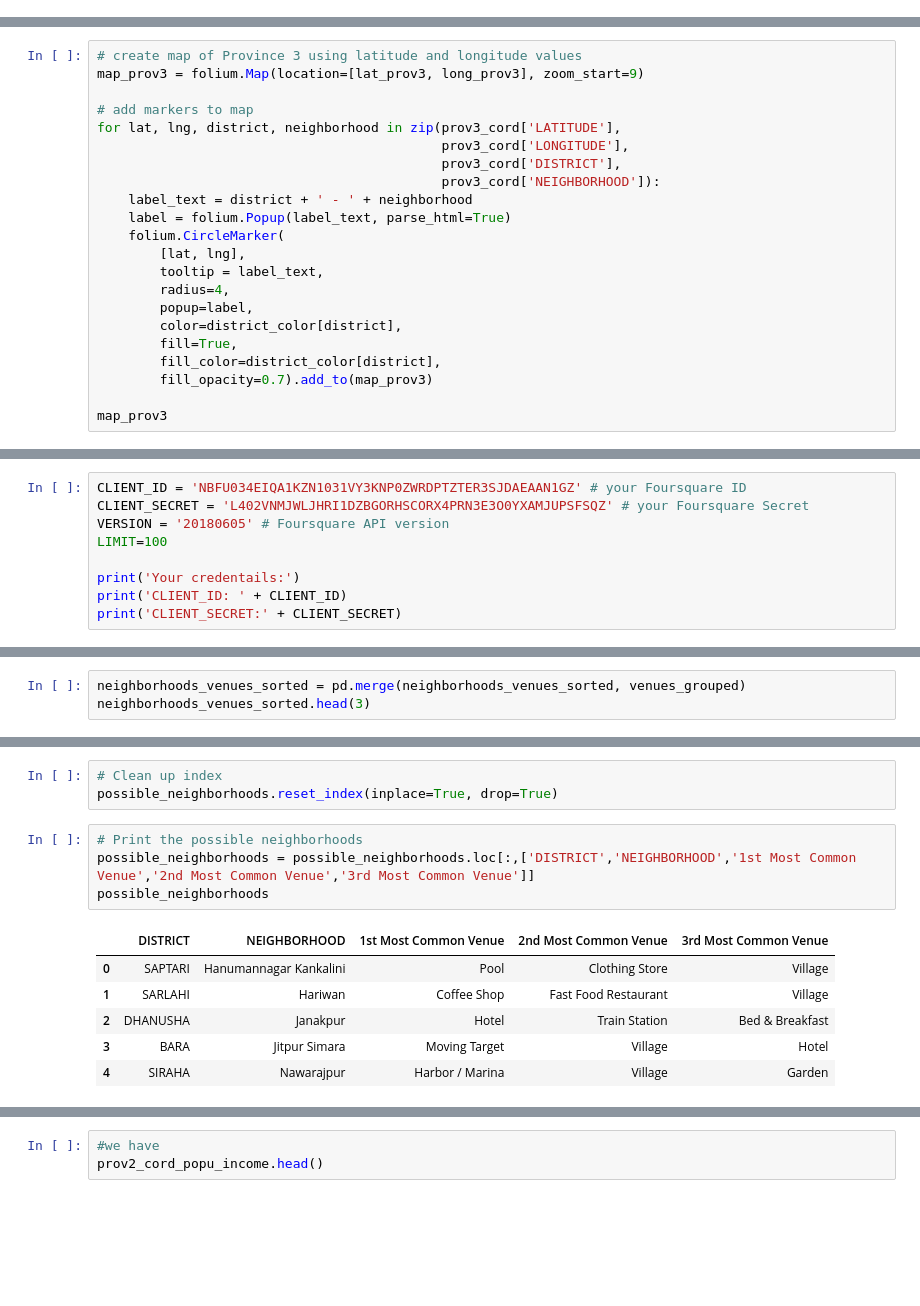
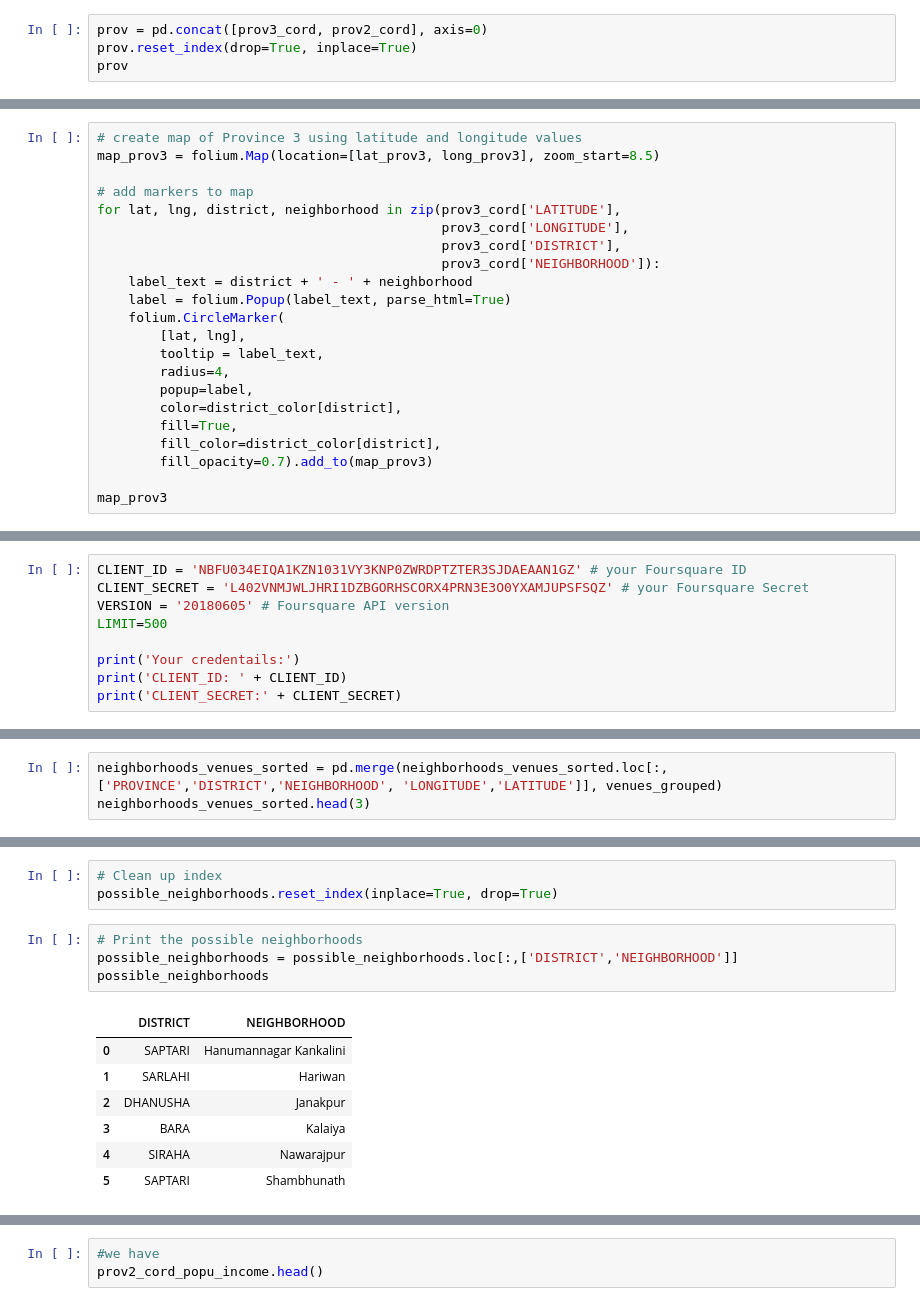
Before and after one commit to ujwal-sah/Courses, a Jupyter notebook: IBM Data Science Professional Certificate/9. Applied Data Science Capstone/Project/The Battle of Neighborhoods (Week 2).ipynb, the cells around one changed output, grey strips where cells are left out. Saved outputs shown, nothing was run; the diff lists cells and outputs as text; blank space fills up the shorter version.

```diff
--- a/IBM Data Science Professional Certificate/9. Applied Data Science Capstone/Project/The Battle of Neighborhoods (Week 2).ipynb
+++ b/IBM Data Science Professional Certificate/9. Applied Data Science Capstone/Project/The Battle of Neighborhoods (Week 2).ipynb
@@ -211,0 +288,4 @@ prov2_cord_popu_income.head()
+# %%
+prov = pd.concat([prov3_cord, prov2_cord], axis=0)
+prov.reset_index(drop=True, inplace=True)
+prov
@@ -263,6 +359,6 @@ district_color
 # %%
 # create map of Province 3 using latitude and longitude values
-map_prov3 = folium.Map(location=[lat_prov3, long_prov3], zoom_start=9)
+map_prov3 = folium.Map(location=[lat_prov3, long_prov3], zoom_start=8.5)
 
 # add markers to map
 for lat, lng, district, neighborhood in zip(prov3_cord['LATITUDE'],
@@ -360,7 +443,7 @@ prov
 CLIENT_ID = 'NBFU034EIQA1KZN1031VY3KNP0ZWRDPTZTER3SJDAEAAN1GZ' # your Foursquare ID
 CLIENT_SECRET = 'L402VNMJWLJHRI1DZBGORHSCORX4PRN3E3O0YXAMJUPSFSQZ' # your Foursquare Secret
 VERSION = '20180605' # Foursquare API version
-LIMIT=100
+LIMIT=500
 
 print('Your credentails:')
 print('CLIENT_ID: ' + CLIENT_ID)
@@ -692,4 +813,4 @@ venues_grouped.head()
 # %%
-neighborhoods_venues_sorted = pd.merge(neighborhoods_venues_sorted, venues_grouped)
+neighborhoods_venues_sorted = pd.merge(neighborhoods_venues_sorted.loc[:,['PROVINCE','DISTRICT','NEIGHBORHOOD', 'LONGITUDE','LATITUDE']], venues_grouped)
 neighborhoods_venues_sorted.head(3)
 # %% [output]
@@ -741,13 +862,14 @@ There are 5 neighborhoods in Province 2 with similar characteristics to Kathmand
 possible_neighborhoods.reset_index(inplace=True, drop=True)
 # %%
 # Print the possible neighborhoods
-possible_neighborhoods = possible_neighborhoods.loc[:,['DISTRICT','NEIGHBORHOOD','1st Most Common Venue','2nd Most Common Venue','3rd Most Common Venue']]
+possible_neighborhoods = possible_neighborhoods.loc[:,['DISTRICT','NEIGHBORHOOD']]
 possible_neighborhoods
 # %% [output]
-|  | DISTRICT | NEIGHBORHOOD | 1st Most Common Venue | 2nd Most Common Venue | 3rd Most Common Venue |
-| 0 | SAPTARI | Hanumannagar Kankalini | Pool | Clothing Store | Village |
-| 1 | SARLAHI | Hariwan | Coffee Shop | Fast Food Restaurant | Village |
-| 2 | DHANUSHA | Janakpur | Hotel | Train Station | Bed & Breakfast |
-| 3 | BARA | Jitpur Simara | Moving Target | Village | Hotel |
-| 4 | SIRAHA | Nawarajpur | Harbor / Marina | Village | Garden |
+|  | DISTRICT | NEIGHBORHOOD |
+| 0 | SAPTARI | Hanumannagar Kankalini |
+| 1 | SARLAHI | Hariwan |
+| 2 | DHANUSHA | Janakpur |
+| 3 | BARA | Kalaiya |
+| 4 | SIRAHA | Nawarajpur |
+| 5 | SAPTARI | Shambhunath |
 # %% [markdown]
```
Also changed, not shown: parts of 69 cells of this notebook.
